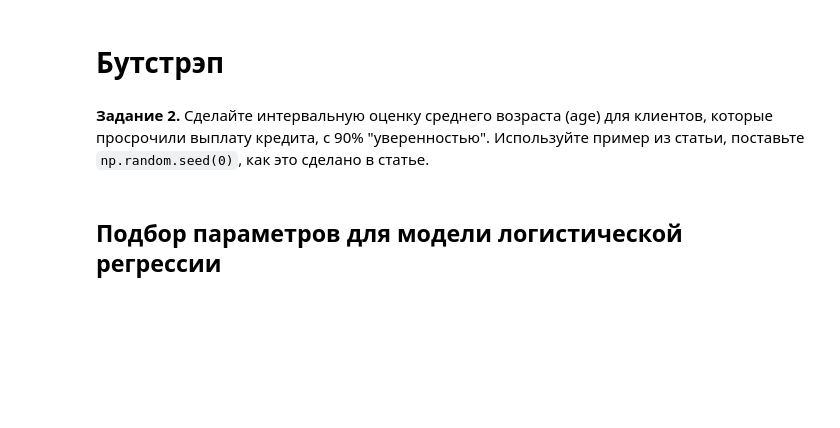
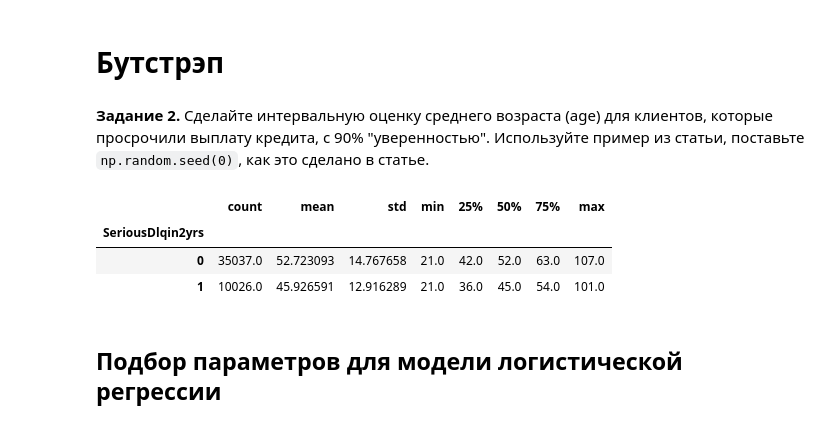
Before and after one commit to simon-torm/geekhub-ds-2020, a Jupyter notebook: HW11. Trees, bootstrap, random forest, bagging/HW.ipynb, the cells around one changed output. Saved outputs shown, nothing was run; the diff lists cells and outputs as text; code cells hidden in the pictures; blank space fills up the shorter version.

```diff
--- a/HW11. Trees, bootstrap, random forest, bagging/HW.ipynb
+++ b/HW11. Trees, bootstrap, random forest, bagging/HW.ipynb
@@ -118,6 +118,12 @@ y = table['SeriousDlqin2yrs']
 **Задание 2.** Сделайте интервальную оценку среднего возраста (age) для клиентов, которые просрочили выплату кредита, с 90% "уверенностью". Используйте пример из статьи, поставьте `np.random.seed(0)`, как это сделано в статье.
 # %%
 ### Ваш код должен быть здесь ###
+data.groupby('SeriousDlqin2yrs')['age'].describe()
+# %% [output]
+|  | count | mean | std | min | 25% | 50% | 75% | max |
+| SeriousDlqin2yrs |  |  |  |  |  |  |  |  |
+| 0 | 35037.0 | 52.723093 | 14.767658 | 21.0 | 42.0 | 52.0 | 63.0 | 107.0 |
+| 1 | 10026.0 | 45.926591 | 12.916289 | 21.0 | 36.0 | 45.0 | 54.0 | 101.0 |
 # %% [markdown]
 ## Подбор параметров для модели логистической регрессии
 # %% [markdown]
```
Also changed, not shown: parts of 22 cells of this notebook, 1 other file.
